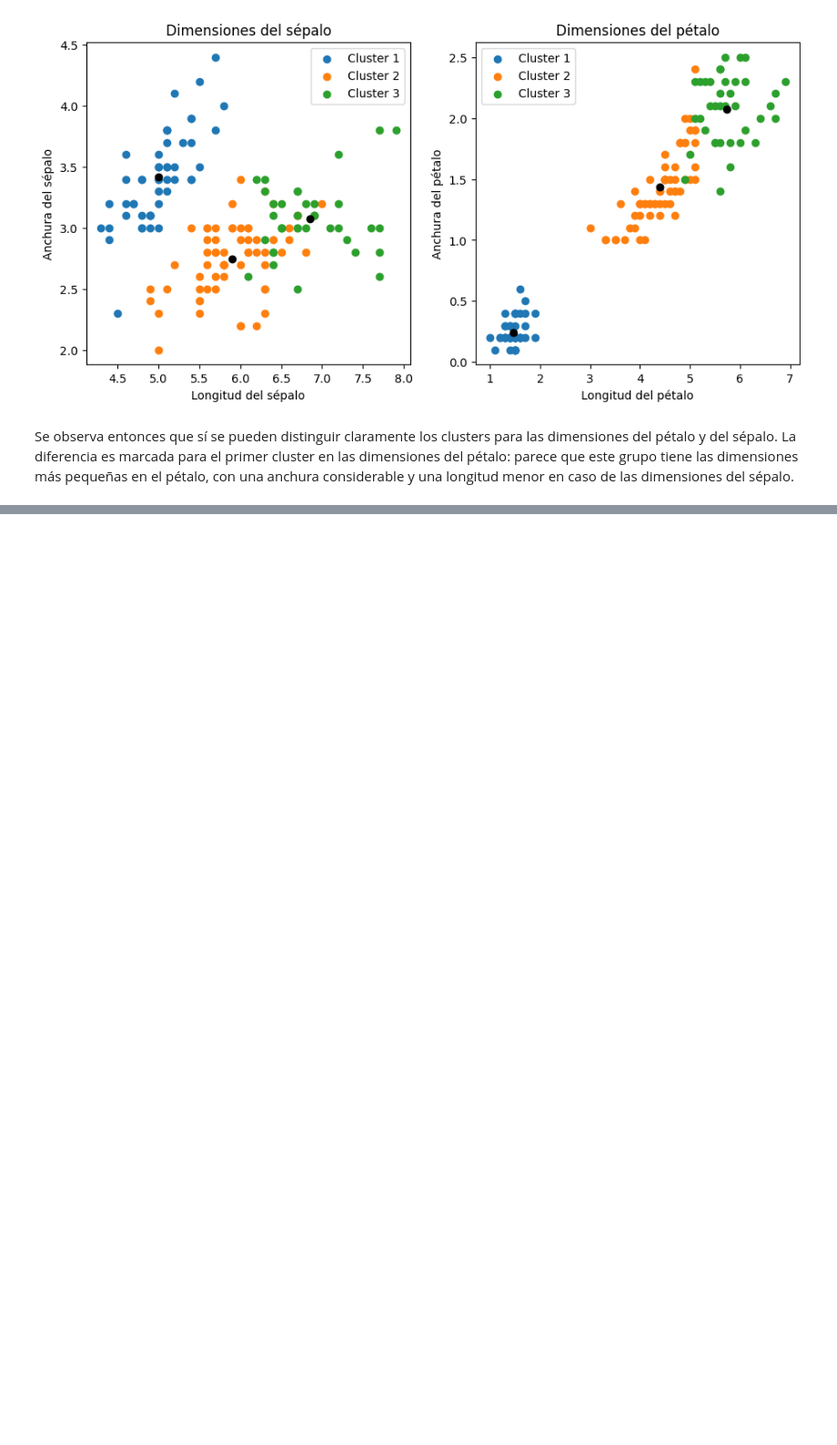
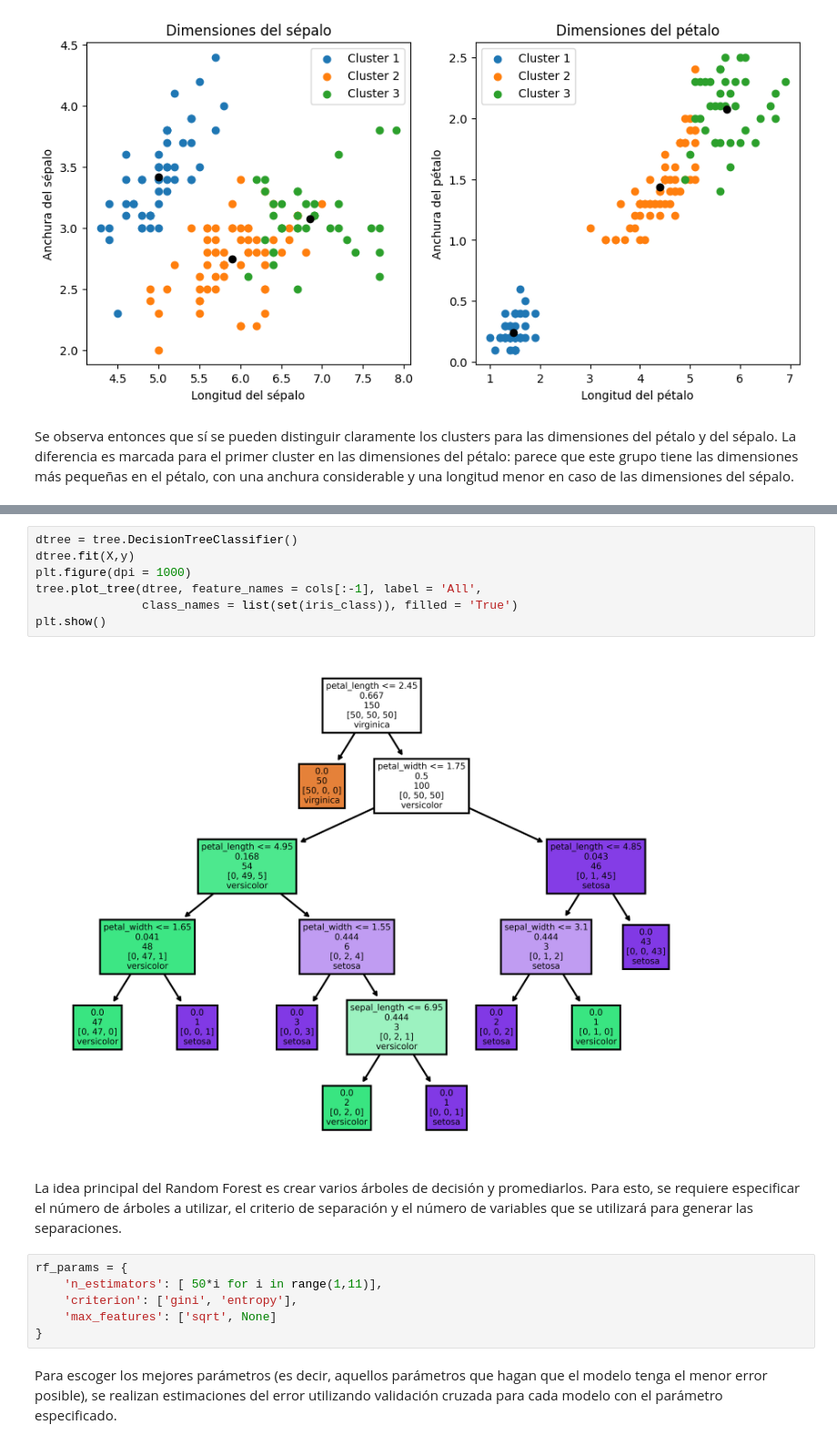
Before and after one commit to SmauricioP/Aplicaciones_ML, a Jupyter notebook: notebooks/Iris.ipynb, the cells around one changed output, grey strips where cells are left out. Shown at 91% size. Cells and saved outputs as stored; diff of their text form; blank space fills up the shorter version.

Commit message:
Iris pt.2 - Random Forest

```diff
--- a/notebooks/Iris.ipynb
+++ b/notebooks/Iris.ipynb
@@ -215,0 +234,19 @@ Se observa entonces que sí se pueden distinguir claramente los clusters para la
+# %%
+dtree = tree.DecisionTreeClassifier()
+dtree.fit(X,y)
+plt.figure(dpi = 1000)
+tree.plot_tree(dtree, feature_names = cols[:-1], label = 'All',
+               class_names = list(set(iris_class)), filled = 'True')
+plt.show()
+# %% [output]
+[figure, added]
+# %% [markdown]
+La idea principal del Random Forest es crear varios árboles de decisión y promediarlos. Para esto, se requiere especificar el número de árboles a utilizar, el criterio de separación y el número de variables que se utilizará para generar las separaciones.
+# %%
+rf_params = {
+    'n_estimators': [ 50*i for i in range(1,11)],
+    'criterion': ['gini', 'entropy'],
+    'max_features': ['sqrt', None]
+}
+# %% [markdown]
+Para escoger los mejores parámetros (es decir, aquellos parámetros que hagan que el modelo tenga el menor error posible), se realizan estimaciones del error utilizando validación cruzada para cada modelo con el parámetro especificado.
```
Also changed, not shown: parts of 16 cells of this notebook.
